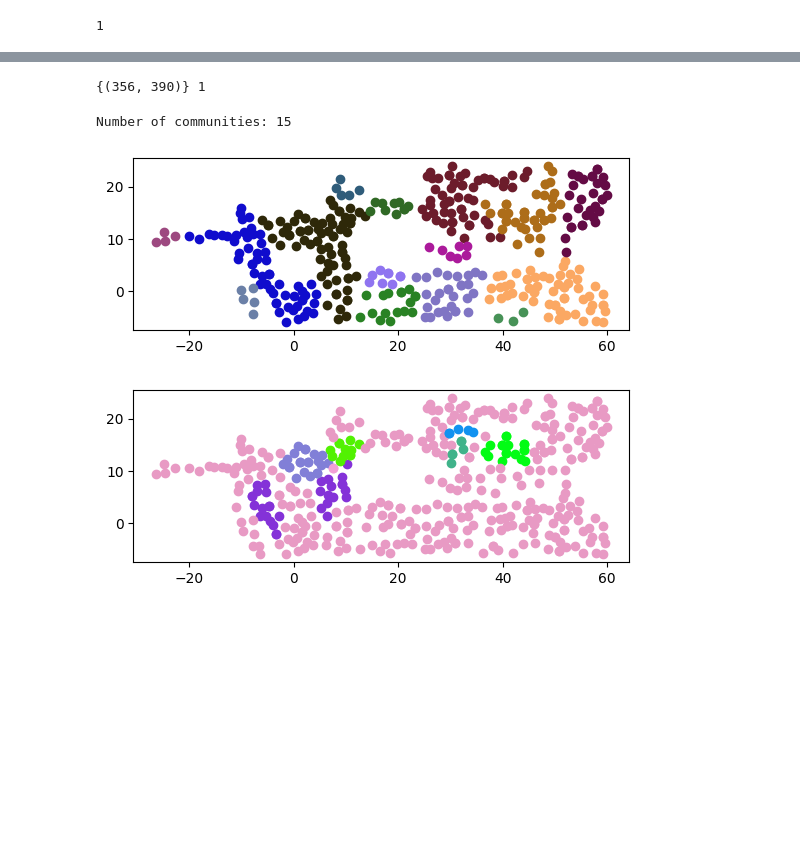
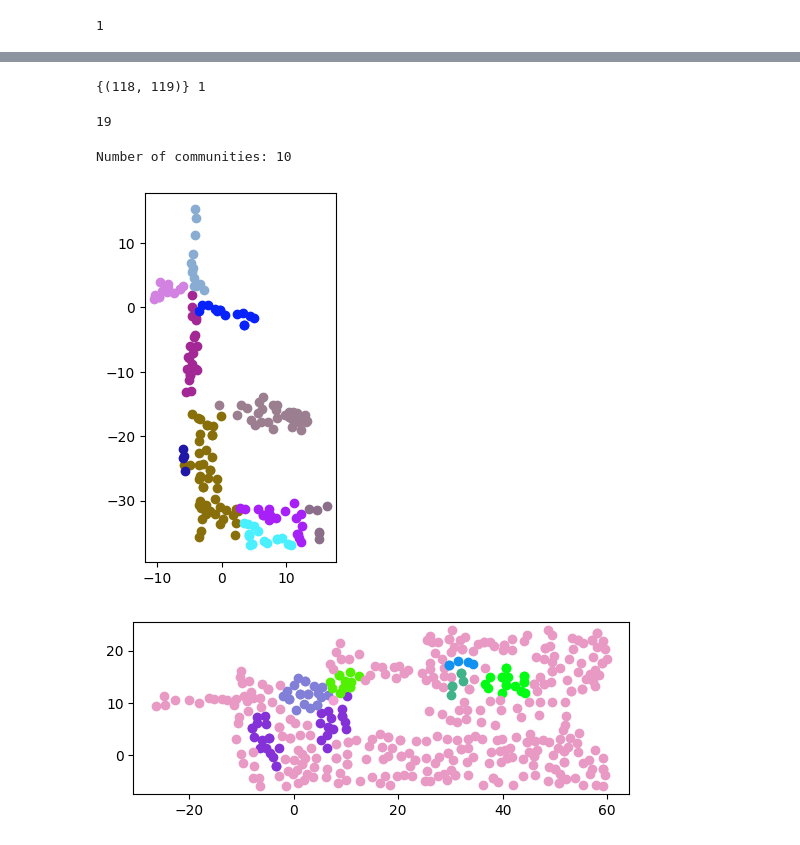
Before and after one commit to lacykaltgr/semantic_navigation, a Jupyter notebook: mapping-tools/clustering/graph.ipynb, the cells around one changed output, grey strips where cells are left out. Drawn from its saved outputs; the diff is of its cells as text; code cells hidden in the pictures; blank space fills up the shorter version.

```diff
--- a/mapping-tools/clustering/graph.ipynb
+++ b/mapping-tools/clustering/graph.ipynb
@@ -1,7 +1,7 @@
 # %%
 import numpy as np
 
-adjacency_matrix = np.loadtxt('/workspace/data_proc/data19/adjacency_matrix.txt')
+adjacency_matrix = np.loadtxt('/workspace/data_proc/skypark/adjacency_matrix.txt')
 print(f"Adjacency matrix shape: {adjacency_matrix.shape}")
 
 print("First 5x5 section of the matrix:")
@@ -45,7 +45,7 @@ Number of nodes: 431
 # load point cloud data (pcd file)
 import open3d as o3d
 
-pcd = o3d.io.read_point_cloud("/workspace/data_proc/data19/nodes_demo.pcd")
+pcd = o3d.io.read_point_cloud("/workspace/data_proc/skypark/nodes.pcd")
 print("number of points: ", len(pcd.points))
 # %% [output]
 Jupyter environment detected. Enabling Open3D WebVisualizer.
@@ -96,35 +96,39 @@ plt.show()
 a = nx.minimum_edge_cut(G)
 print(a, len(a))
 # %% [output]
-{(356, 390)} 1
+{(118, 119)} 1
 # %%
-# communities_generator = list(nx.community.girvan_newman(G))
+#communities_generator = list(nx.community.girvan_newman(G))
 # communities_generator = list(nx.community.asyn_fluidc(G, 8))
 # communities_generator = nx.community.louvain_communities(G, seed=123)
 # communities_generator = list(nx.community.asyn_lpa_communities(G))
 # communities_generator = nx.community.greedy_modularity_communities(G)
-# communities_generator = nx.community.edge_betweenness_partition(G, 8)
+communities_generator = nx.community.edge_betweenness_partition(G, 10)
+# %%
+len(communities_generator[5])
+# %% [output]
+19
 # %%
 # visualize based on point cloud x,y coordinate
 # use different color for each community
 # adjecency matrix index = point cloud index
 
 import matplotlib.pyplot as plt
 
 def plot_communities(communities, pcd):
     print(f"Number of communities: {len(communities)}")
     colors = np.random.rand(len(communities), 3)
     for i, community in enumerate(communities):
         for node in community:
-            x, y, _ = pcd.points[node]
+            x, y, _ = np.array(pcd.points)[node]
             plt.scatter(y, -x, color=colors[i])
     plt.gca().set_aspect('equal', adjustable='box')
     plt.show()
 
 plot_communities(communities_generator, pcd)
 # %% [output]
-Number of communities: 15
+Number of communities: 10
-[figure, old version]
+[figure, new version]
 # %%
 import numpy as np
 import networkx as nx
```
Also changed, not shown: parts of 5 cells of this notebook, 27 other files.
